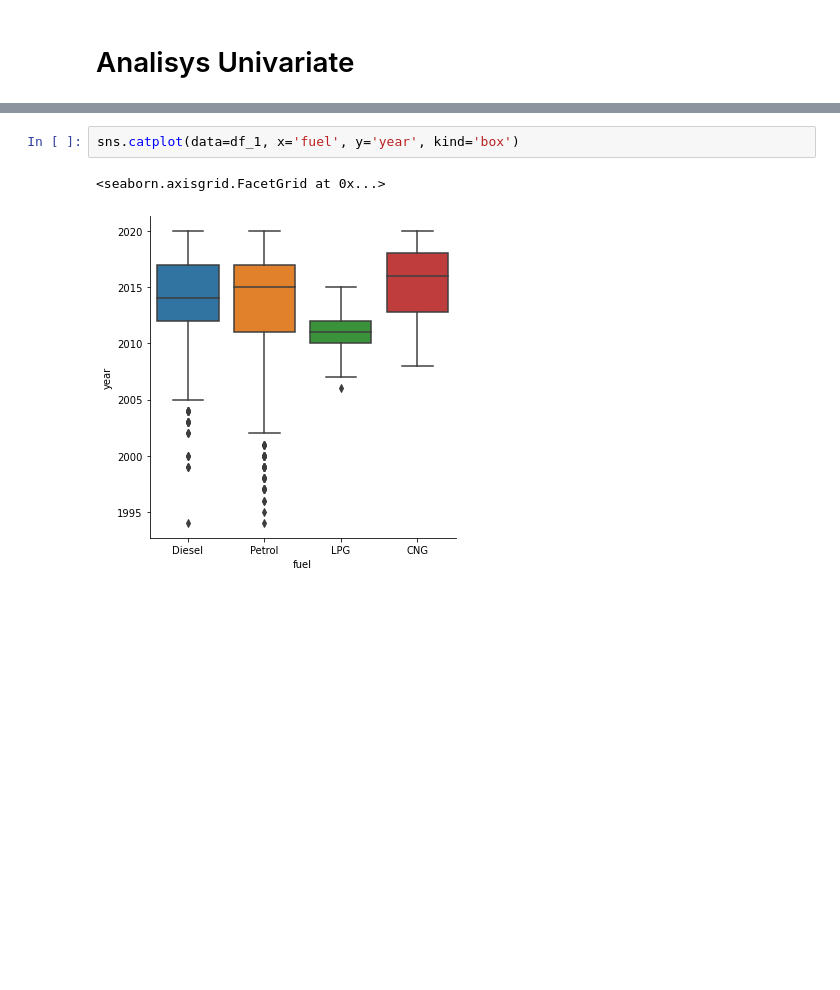
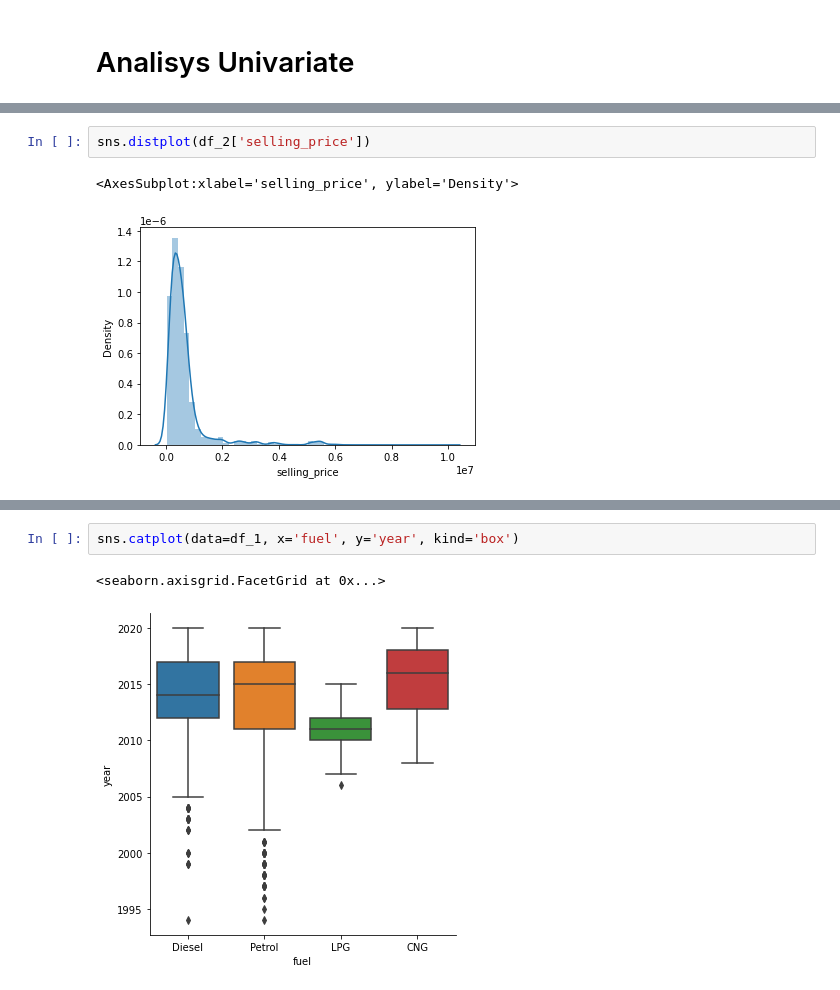
Before and after one commit to parivgabriela/DATA, a Jupyter notebook: car_selling_data/car_data.ipynb, the cells around one changed output, grey strips where cells are left out. Cells and saved outputs as stored; diff of their text form; blank space fills up the shorter version.

```diff
--- a/car_selling_data/car_data.ipynb
+++ b/car_selling_data/car_data.ipynb
@@ -399,0 +316,5 @@ rslt_df
+# %%
+sns.distplot(df_2['selling_price'])
+# %% [output]
+<AxesSubplot:xlabel='selling_price', ylabel='Density'>
+[figure, added]
```
Also changed, not shown: parts of 21 cells of this notebook.
